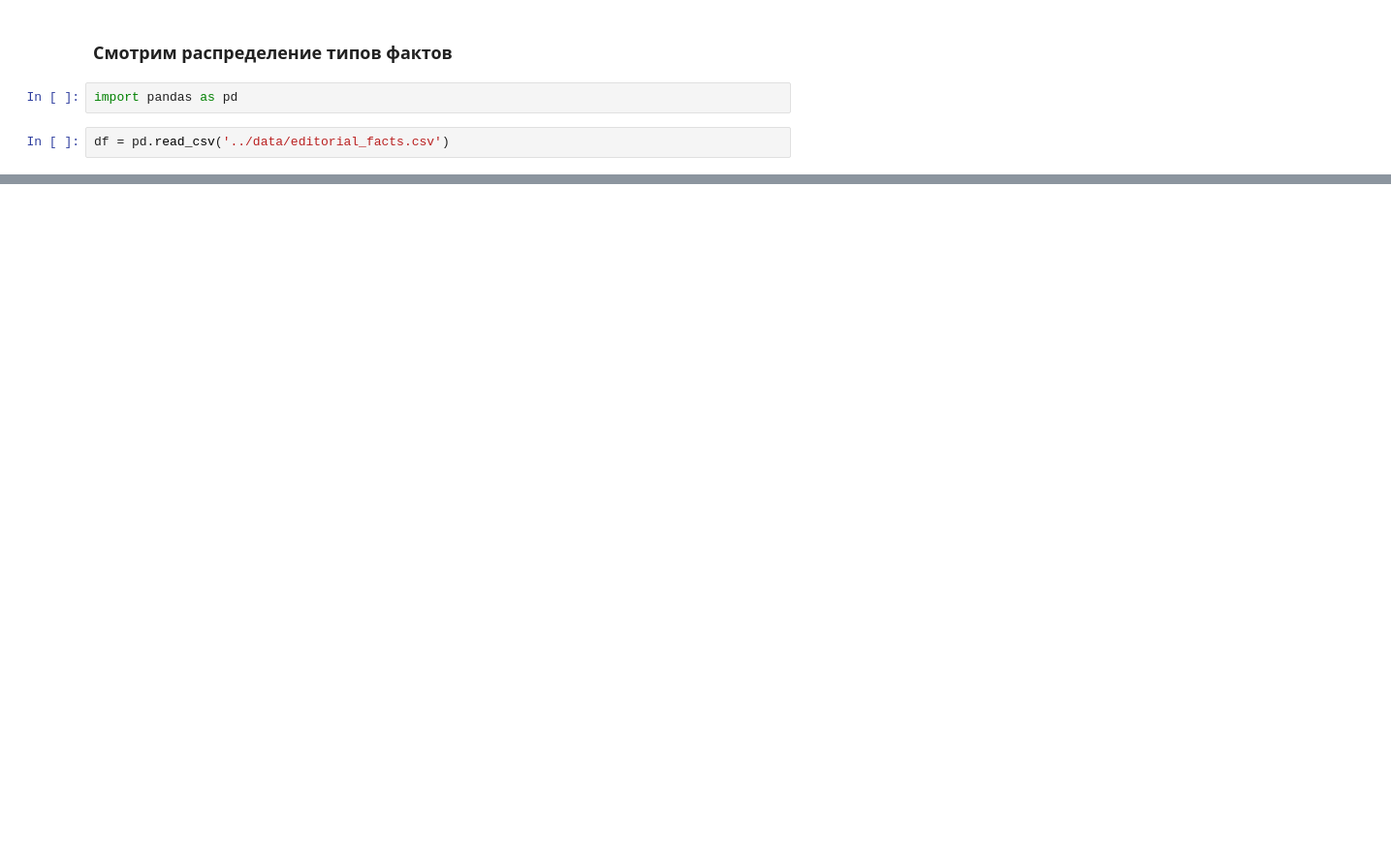
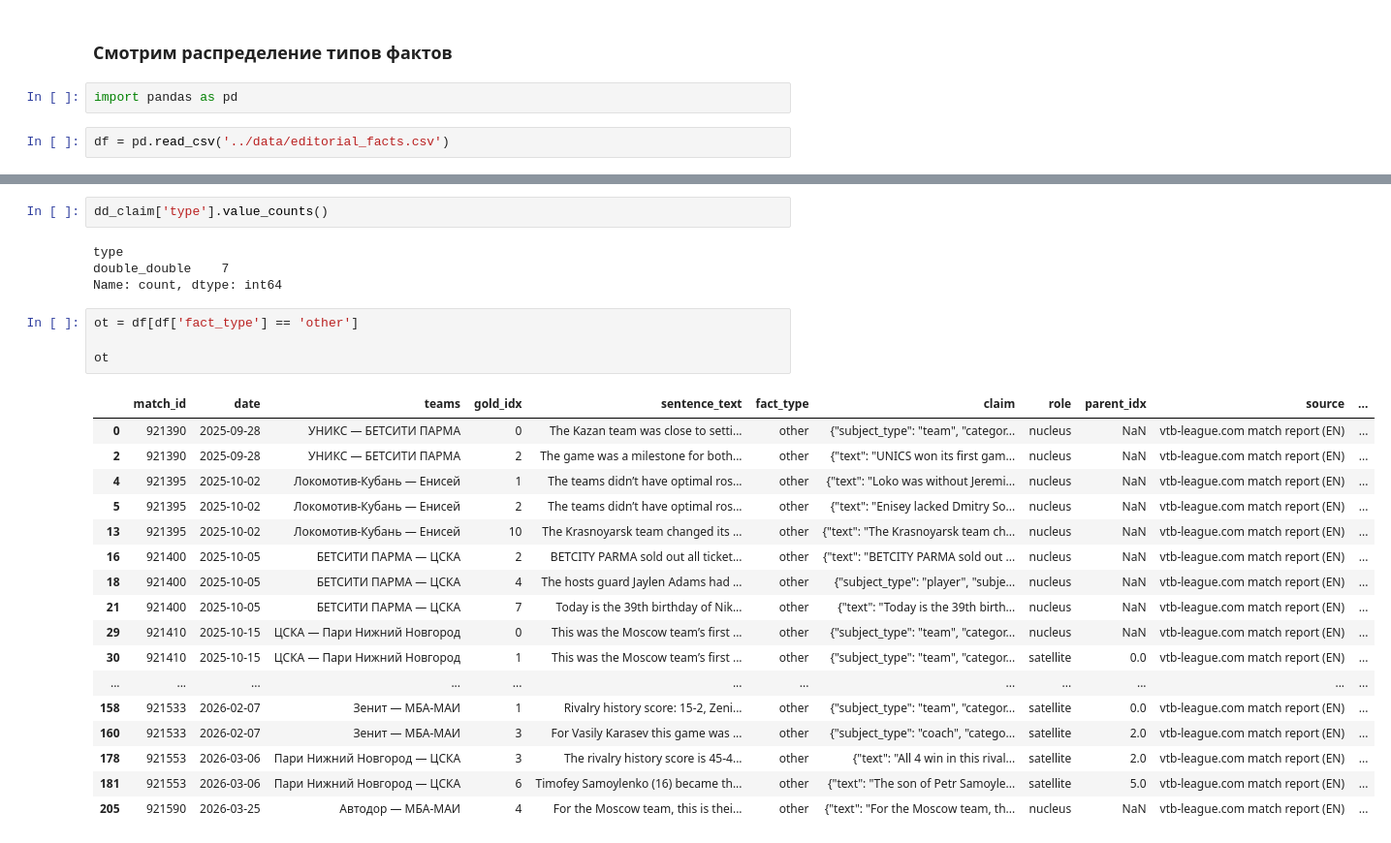
Before and after one commit to cnacibo/basketball-fact-ranking, a Jupyter notebook: research/notebooks/analyze_editorial_facts.ipynb, the cells around one changed output, grey strips where cells are left out. Shown at 97% size. Saved outputs shown, nothing was run; the diff lists cells and outputs as text; blank space fills up the shorter version.

Commit message:
check all fact types

```diff
--- a/research/notebooks/analyze_editorial_facts.ipynb
+++ b/research/notebooks/analyze_editorial_facts.ipynb
@@ -26,0 +499,28 @@ Name: proportion, dtype: float64
+# %%
+dd_claim['type'].value_counts()
+# %% [output]
+type
+double_double    7
+Name: count, dtype: int64
+# %%
+ot = df[df['fact_type'] == 'other']
+
+ot
+# %% [output]
+|  | match_id | date | teams | gold_idx | sentence_text | fact_type | claim | role | parent_idx | source | ... |
+| 0 | 921390 | 2025-09-28 | УНИКС — БЕТСИТИ ПАРМА | 0 | The Kazan team was close to setti... | other | {"subject_type": "team", "categor... | nucleus | NaN | vtb-league.com match report (EN) | ... |
+| 2 | 921390 | 2025-09-28 | УНИКС — БЕТСИТИ ПАРМА | 2 | The game was a milestone for both... | other | {"text": "UNICS won its first gam... | nucleus | NaN | vtb-league.com match report (EN) | ... |
+| 4 | 921395 | 2025-10-02 | Локомотив-Кубань — Енисей | 1 | The teams didn’t have optimal ros... | other | {"text": "Loko was without Jeremi... | nucleus | NaN | vtb-league.com match report (EN) | ... |
+| 5 | 921395 | 2025-10-02 | Локомотив-Кубань — Енисей | 2 | The teams didn’t have optimal ros... | other | {"text": "Enisey lacked Dmitry So... | nucleus | NaN | vtb-league.com match report (EN) | ... |
+| 13 | 921395 | 2025-10-02 | Локомотив-Кубань — Енисей | 10 | The Krasnoyarsk team changed its ... | other | {"text": "The Krasnoyarsk team ch... | nucleus | NaN | vtb-league.com match report (EN) | ... |
+| 16 | 921400 | 2025-10-05 | БЕТСИТИ ПАРМА — ЦСКА | 2 | BETCITY PARMA sold out all ticket... | other | {"text": "BETCITY PARMA sold out ... | nucleus | NaN | vtb-league.com match report (EN) | ... |
+| 18 | 921400 | 2025-10-05 | БЕТСИТИ ПАРМА — ЦСКА | 4 | The hosts guard Jaylen Adams had ... | other | {"subject_type": "player", "subje... | nucleus | NaN | vtb-league.com match report (EN) | ... |
+| 21 | 921400 | 2025-10-05 | БЕТСИТИ ПАРМА — ЦСКА | 7 | Today is the 39th birthday of Nik... | other | {"text": "Today is the 39th birth... | nucleus | NaN | vtb-league.com match report (EN) | ... |
+| 29 | 921410 | 2025-10-15 | ЦСКА — Пари Нижний Новгород | 0 | This was the Moscow team’s first ... | other | {"subject_type": "team", "categor... | nucleus | NaN | vtb-league.com match report (EN) | ... |
+| 30 | 921410 | 2025-10-15 | ЦСКА — Пари Нижний Новгород | 1 | This was the Moscow team’s first ... | other | {"subject_type": "team", "categor... | satellite | 0.0 | vtb-league.com match report (EN) | ... |
+| ... | ... | ... | ... | ... | ... | ... | ... | ... | ... | ... | ... |
+| 158 | 921533 | 2026-02-07 | Зенит — МБА-МАИ | 1 | Rivalry history score: 15-2, Zeni... | other | {"subject_type": "team", "categor... | satellite | 0.0 | vtb-league.com match report (EN) | ... |
+| 160 | 921533 | 2026-02-07 | Зенит — МБА-МАИ | 3 | For Vasily Karasev this game was ... | other | {"subject_type": "coach", "catego... | satellite | 2.0 | vtb-league.com match report (EN) | ... |
+| 178 | 921553 | 2026-03-06 | Пари Нижний Новгород — ЦСКА | 3 | The rivalry history score is 45-4... | other | {"text": "All 4 win in this rival... | satellite | 2.0 | vtb-league.com match report (EN) | ... |
+| 181 | 921553 | 2026-03-06 | Пари Нижний Новгород — ЦСКА | 6 | Timofey Samoylenko (16) became th... | other | {"text": "The son of Petr Samoyle... | satellite | 5.0 | vtb-league.com match report (EN) | ... |
+| 205 | 921590 | 2026-03-25 | Автодор — МБА-МАИ | 4 | For the Moscow team, this is thei... | other | {"text": "For the Moscow team, th... | nucleus | NaN | vtb-league.com match report (EN) | ... |
```
Also changed, not shown: parts of 45 cells of this notebook, 3 other files.
